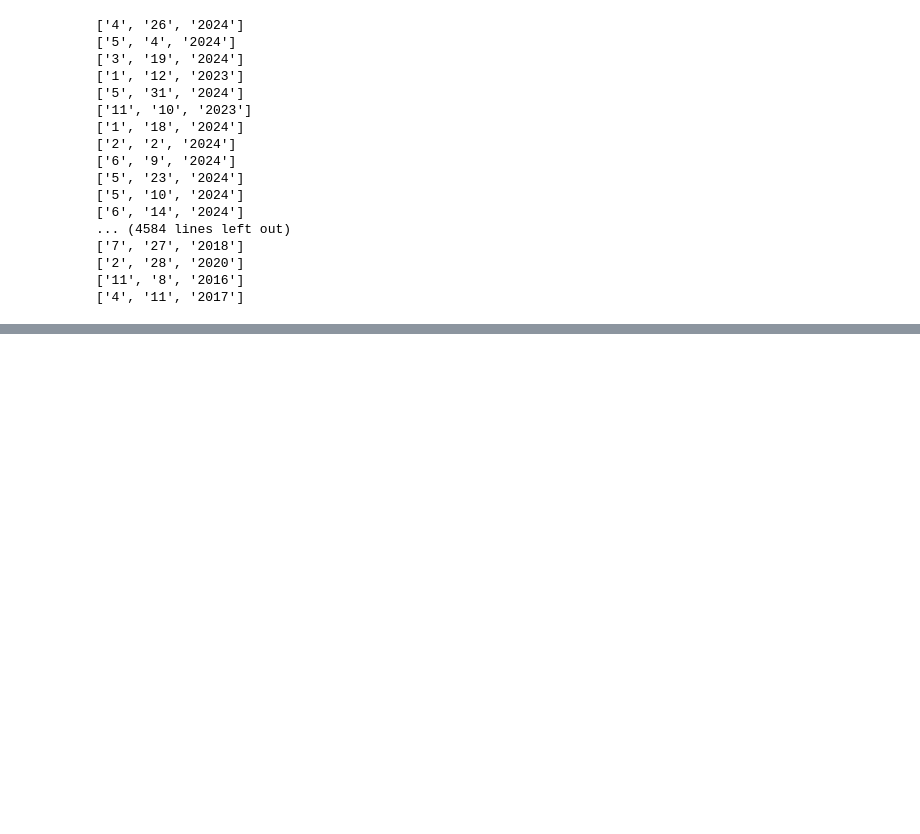
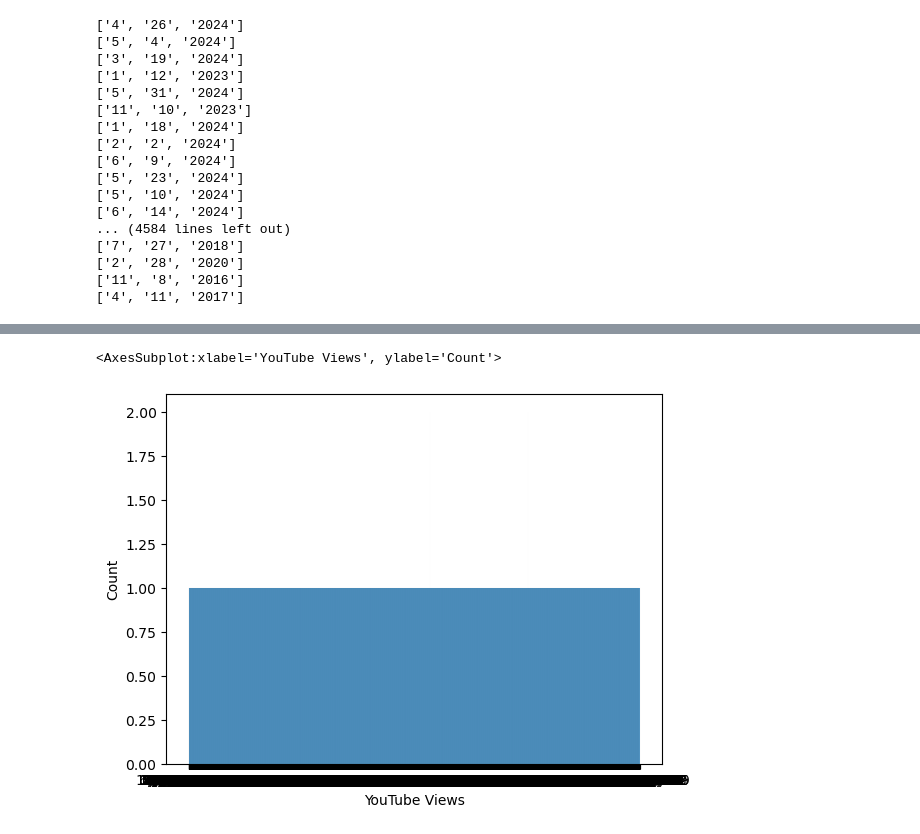
Before and after one commit to budgethp/AI, a Jupyter notebook: Semester 1/Spotify/Spotify2024.ipynb, the cells around one changed output, grey strips where cells are left out. Cells and saved outputs as stored; diff of their text form; code cells hidden in the pictures; blank space fills up the shorter version.

```diff
--- a/Semester 1/Spotify/Spotify2024.ipynb
+++ b/Semester 1/Spotify/Spotify2024.ipynb
@@ -85,0 +95,5 @@ for date in df["Release Date"]:
+# %%
+sns.histplot(data = df, x = "YouTube Views", bins = 10)
+# %% [output]
+<AxesSubplot:xlabel='YouTube Views', ylabel='Count'>
+[figure, added]
```
Also changed, not shown: parts of 8 cells of this notebook, 4 other files.
